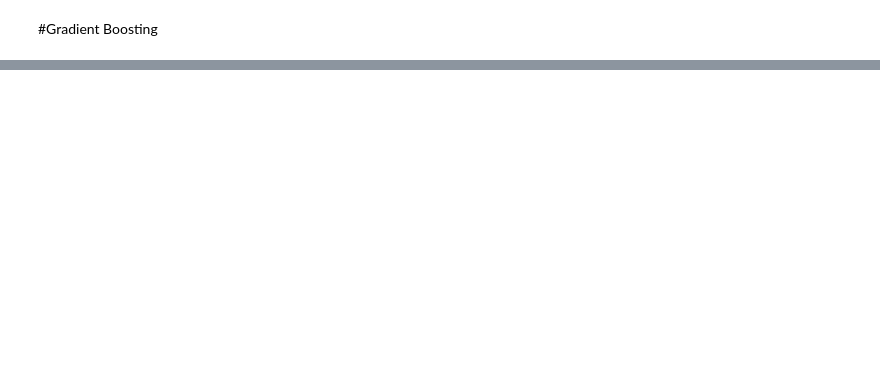
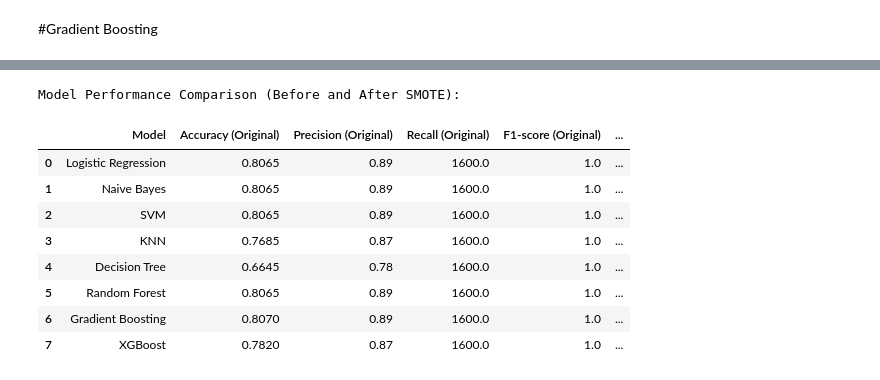
Before and after one commit to Kamruzzaman2200/Ai, a Jupyter notebook: Heart_Disease.ipynb, the cells around one changed output, grey strips where cells are left out. Drawn from its saved outputs; the diff is of its cells as text; code cells hidden in the pictures; blank space fills up the shorter version.

```diff
--- a/Heart_Disease.ipynb
+++ b/Heart_Disease.ipynb
@@ -339,0 +597,55 @@ Confusion Matrix (Gradient Boosting):
+# %%
+# Create a DataFrame to compare metrics before and after SMOTE
+comparison_df_full = pd.DataFrame({
+    'Model': model_names,
+    'Accuracy (Original)': accuracy_scores,
+    'Precision (Original)': [
+        float(classification_report(y_test, y_pred).split()[7]) if 'y_pred' in locals() else None,
+        float(classification_report(y_test, y_pred_nb).split()[7]) if 'y_pred_nb' in locals() else None,
+        float(classification_report(y_test, y_pred_svm).split()[7]) if 'y_pred_svm' in locals() else None,
+        float(classification_report(y_test, y_pred_knn).split()[7]) if 'y_pred_knn' in locals() else None,
+        float(classification_report(y_test, y_pred_dt).split()[7]) if 'y_pred_dt' in locals() else None,
+        float(classification_report(y_test, y_pred_rf).split()[7]) if 'y_pred_rf' in locals() else None,
+        float(classification_report(y_test, y_pred_gb).split()[7]) if 'y_pred_gb' in locals() else None,
+        float(classification_report(y_test, y_pred_xgb).split()[7]) if 'y_pred_xgb' in locals() else None,
+    ],
+    'Recall (Original)': [
+        float(classification_report(y_test, y_pred).split()[8]) if 'y_pred' in locals() else None,
+        float(classification_report(y_test, y_pred_nb).split()[8]) if 'y_pred_nb' in locals() else None,
+        float(classification_report(y_test, y_pred_svm).split()[8]) if 'y_pred_svm' in locals() else None,
+        float(classification_report(y_test, y_pred_knn).split()[8]) if 'y_pred_knn' in locals() else None,
+        float(classification_report(y_test, y_pred_dt).split()[8]) if 'y_pred_dt' in locals() else None,
+        float(classification_report(y_test, y_pred_rf).split()[8]) if 'y_pred_rf' in locals() else None,
+        float(classification_report(y_test, y_pred_gb).split()[8]) if 'y_pred_gb' in locals() else None,
+        float(classification_report(y_test, y_pred_xgb).split()[8]) if 'y_pred_xgb' in locals() else None,
+    ],
+     'F1-score (Original)': [
+        float(classification_report(y_test, y_pred).split()[9]) if 'y_pred' in locals() else None,
+        float(classification_report(y_test, y_pred_nb).split()[9]) if 'y_pred_nb' in locals() else None,
+        float(classification_report(y_test, y_pred_svm).split()[9]) if 'y_pred_svm' in locals() else None,
+        float(classification_report(y_test, y_pred_knn).split()[9]) if 'y_pred_knn' in locals() else None,
+        float(classification_report(y_test, y_pred_dt).split()[9]) if 'y_pred_dt' in locals() else None,
+        float(classification_report(y_test, y_pred_rf).split()[9]) if 'y_pred_rf' in locals() else None,
+        float(classification_report(y_test, y_pred_gb).split()[9]) if 'y_pred_gb' in locals() else None,
+        float(classification_report(y_test, y_pred_xgb).split()[9]) if 'y_pred_xgb' in locals() else None,
+    ],
+    'Accuracy (Resampled)': [accuracy_lr_resampled, accuracy_nb_resampled, accuracy_svm_resampled, accuracy_knn_resampled, accuracy_dt_resampled, accuracy_rf_resampled, accuracy_gb_resampled, accuracy_xgb_resampled],
+    'Precision (Resampled)': [precision_lr_resampled, precision_nb_resampled, precision_svm_resampled, precision_knn_resampled, precision_dt_resampled, precision_rf_resampled, precision_gb_resampled, precision_xgb_resampled],
+    'Recall (Resampled)': [recall_lr_resampled, recall_nb_resampled, recall_svm_resampled, recall_knn_resampled, recall_dt_resampled, recall_rf_resampled, recall_gb_resampled, recall_xgb_resampled],
+    'F1-score (Resampled)': [f1_lr_resampled, f1_nb_resampled, f1_svm_resampled, f1_knn_resampled, f1_dt_resampled, f1_rf_resampled, f1_gb_resampled, f1_xgb_resampled],
+    'AUC-ROC (Resampled)': [auc_lr_resampled, auc_nb_resampled, auc_svm_resampled, auc_knn_resampled, auc_dt_resampled, auc_rf_resampled, auc_gb_resampled, auc_xgb_resampled if auc_xgb_resampled is not None else 'N/A']
+})
+
+print("Model Performance Comparison (Before and After SMOTE):")
+display(comparison_df_full)
+# %% [output]
+Model Performance Comparison (Before and After SMOTE):
+|  | Model | Accuracy (Original) | Precision (Original) | Recall (Original) | F1-score (Original) | ... |
+| 0 | Logistic Regression | 0.8065 | 0.89 | 1600.0 | 1.0 | ... |
+| 1 | Naive Bayes | 0.8065 | 0.89 | 1600.0 | 1.0 | ... |
+| 2 | SVM | 0.8065 | 0.89 | 1600.0 | 1.0 | ... |
+| 3 | KNN | 0.7685 | 0.87 | 1600.0 | 1.0 | ... |
+| 4 | Decision Tree | 0.6645 | 0.78 | 1600.0 | 1.0 | ... |
+| 5 | Random Forest | 0.8065 | 0.89 | 1600.0 | 1.0 | ... |
+| 6 | Gradient Boosting | 0.8070 | 0.89 | 1600.0 | 1.0 | ... |
+| 7 | XGBoost | 0.7820 | 0.87 | 1600.0 | 1.0 | ... |
```
Also changed, not shown: parts of 16 cells of this notebook.
